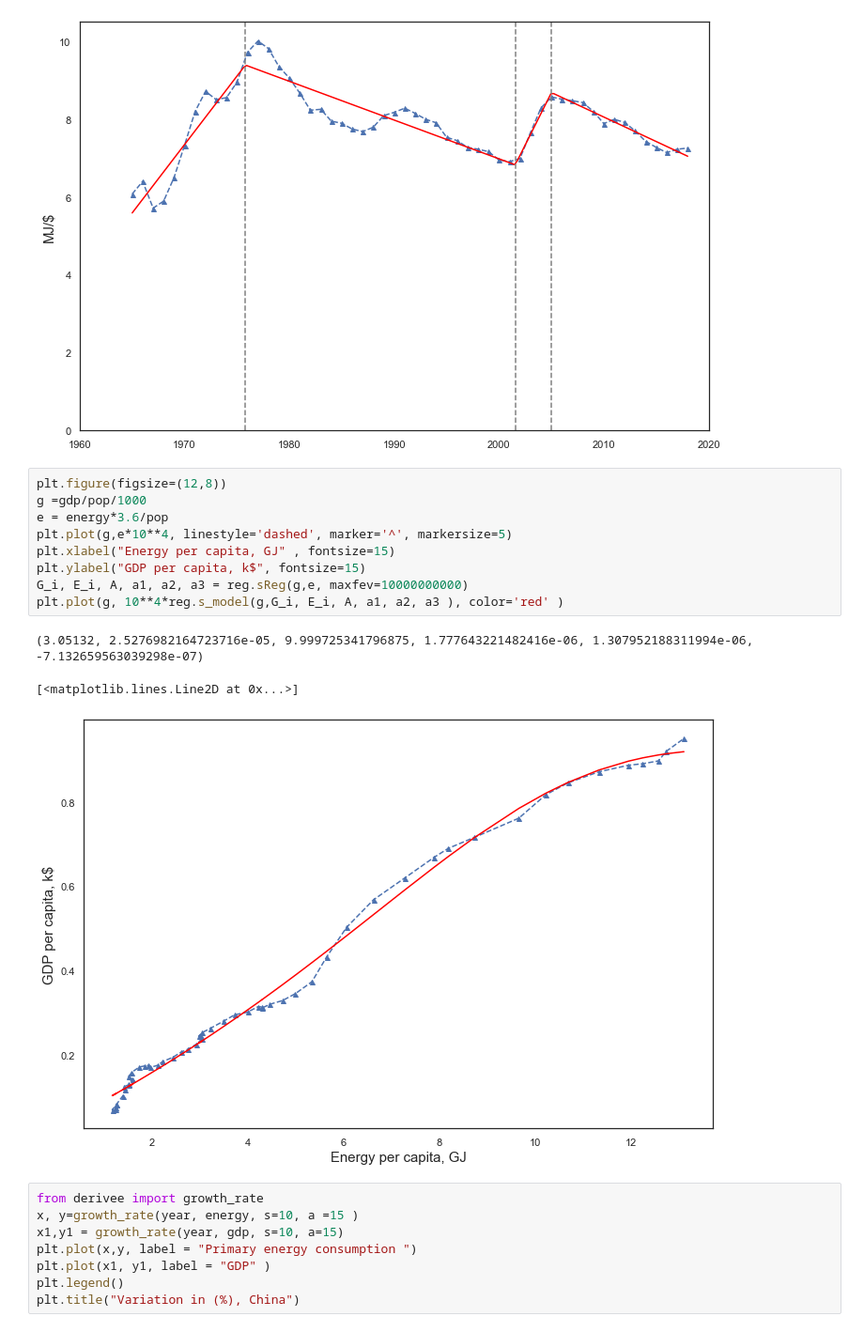
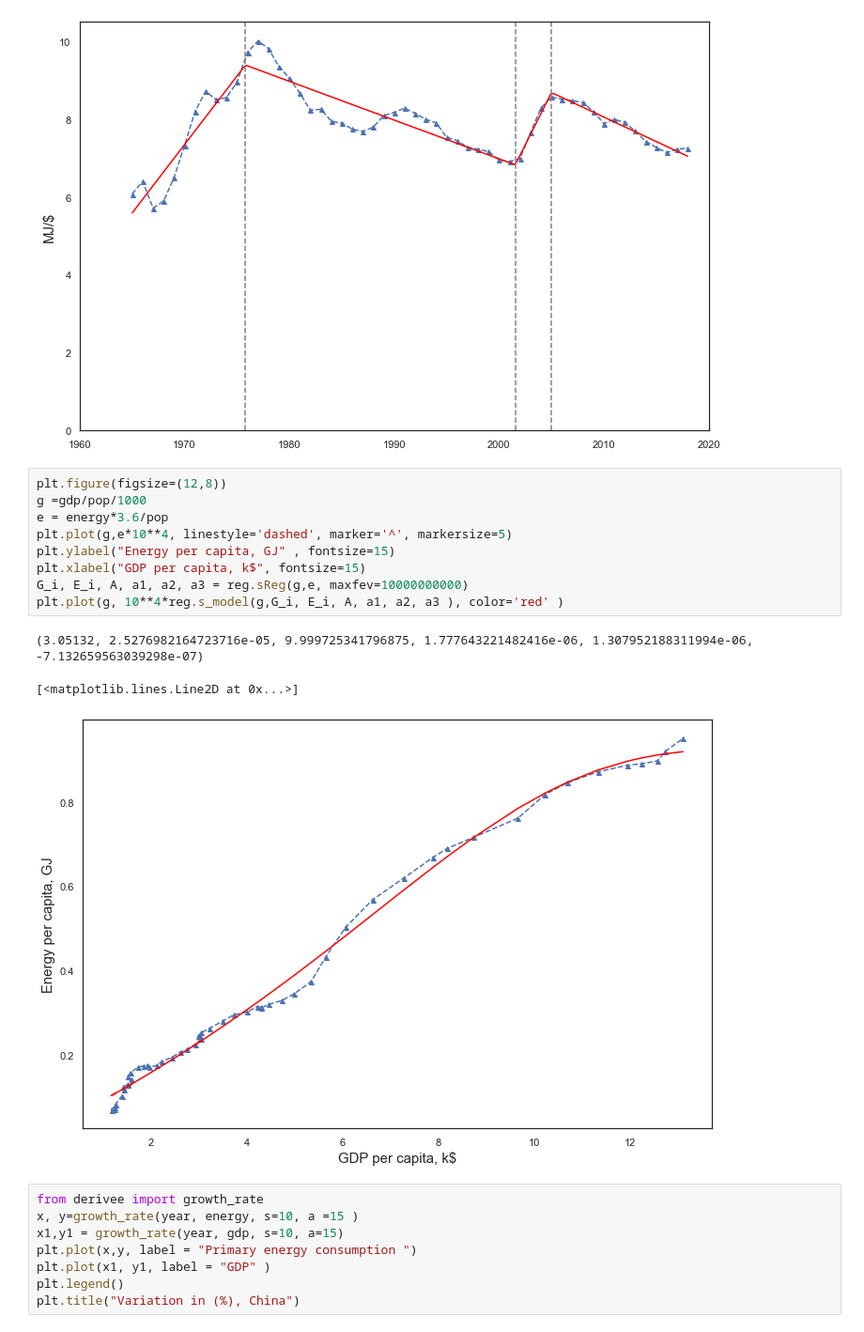
Before and after one commit to leatrin/EnergyLimits, a Jupyter notebook: Codes/China.ipynb, the cells around one changed output. Shown at 94% size. Saved outputs shown, nothing was run; the diff lists cells and outputs as text.

```diff
--- a/Codes/China.ipynb
+++ b/Codes/China.ipynb
@@ -92,16 +92,16 @@ plt.ylim(0,10.5)
 # %%
 plt.figure(figsize=(12,8))
 g =gdp/pop/1000
 e = energy*3.6/pop
 plt.plot(g,e*10**4, linestyle='dashed', marker='^', markersize=5)
-plt.xlabel("Energy per capita, GJ" , fontsize=15)
-plt.ylabel("GDP per capita, k$", fontsize=15)
+plt.ylabel("Energy per capita, GJ" , fontsize=15)
+plt.xlabel("GDP per capita, k$", fontsize=15)
 G_i, E_i, A, a1, a2, a3 = reg.sReg(g,e, maxfev=10000000000)
 plt.plot(g, 10**4*reg.s_model(g,G_i, E_i, A, a1, a2, a3 ), color='red' )
 # %% [output]
 (3.05132, 2.5276982164723716e-05, 9.999725341796875, 1.777643221482416e-06, 1.307952188311994e-06, -7.132659563039298e-07)
 [<matplotlib.lines.Line2D at 0x...>]
-[figure, old version]
+[figure, new version]
 # %%
 from derivee import growth_rate
 x, y=growth_rate(year, energy, s=10, a =15 )
```
Also changed, not shown: 28 other files.
